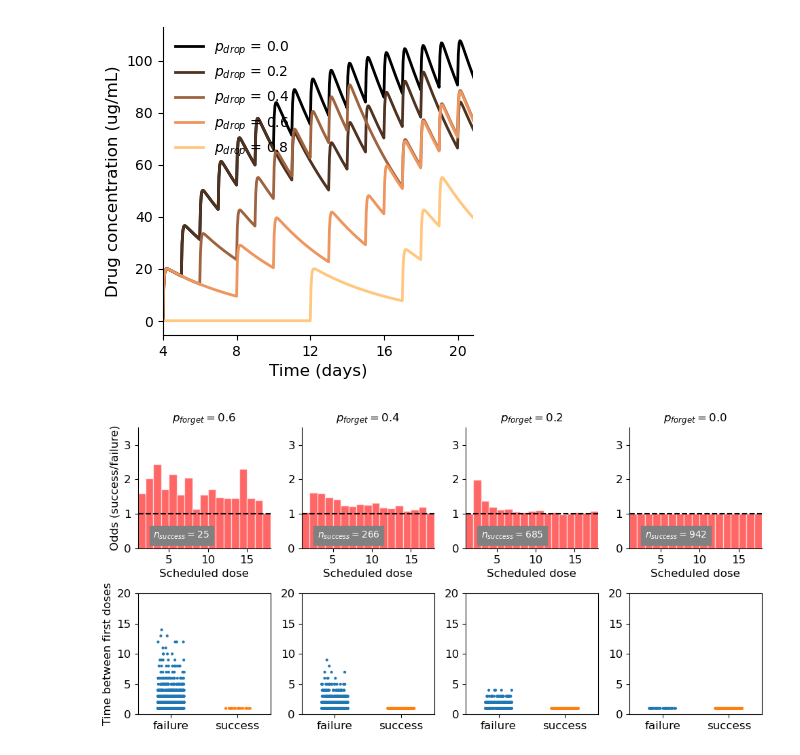
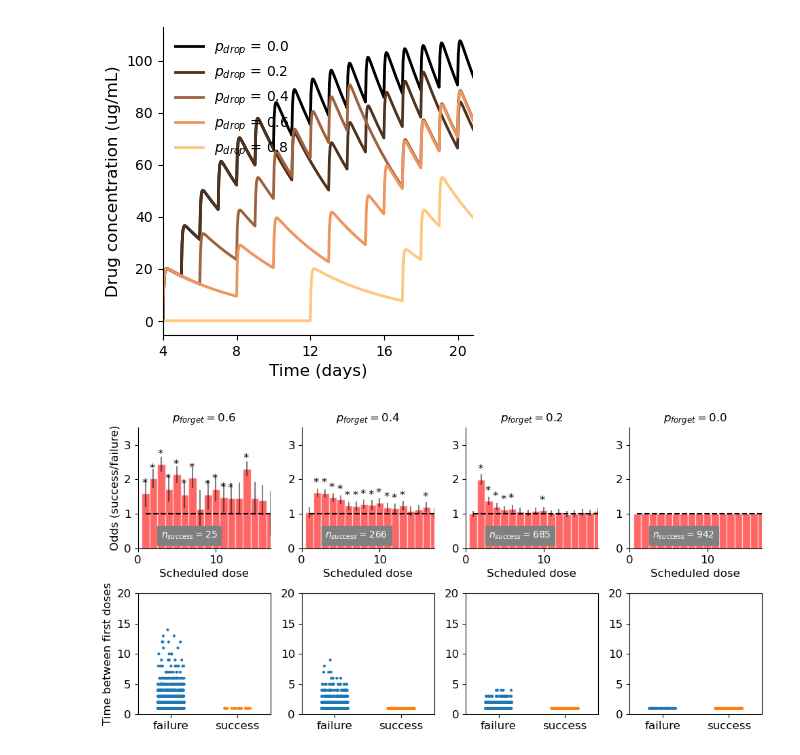
Before and after one commit to eshanking/seascapes_figures, a Jupyter notebook: figure_code/non_adherence_fig.ipynb, the cells around one changed output. Drawn from its saved outputs; the diff is of its cells as text; code cells hidden in the pictures.

```diff
--- a/figure_code/non_adherence_fig.ipynb
+++ b/figure_code/non_adherence_fig.ipynb
@@ -28,7 +28,7 @@ n_sims = exp_info.n_sims
 p_drop = exp_info.prob_drops
 
 # fig,ax = plt.subplots(nrows=1,ncols=3,figsize=(8,2.5))
-fig,ax = plt.subplots(figsize=(3,2.5))
+fig,ax = plt.subplots(figsize=(3,3))
 
 pop = exp_info.populations[0]
 
@@ -75,6 +75,6 @@ ax = plotter.x_ticks_to_days(pop,ax)
 
 ax.set_xlim([xmin,xmax])
 
-ax.legend(frameon=False,fontsize=10,loc=(1.05,0),title='$k_{abs}$')
+ax.legend(frameon=False,fontsize=10,loc=(1.05,0),title='$p_{forget}$')
 # %% [output]
 <matplotlib.legend.Legend at 0x...>
@@ -81,0 +82,15 @@ ax.legend(frameon=False,fontsize=10,loc=(1.05,0),title='$k_{abs}$')
+# %%
+n_conditions = len(km_data.keys())
+fig,ax_list = plt.subplots(ncols=n_conditions,figsize=(10,2.2))
+
+for i,p_drop in enumerate(km_data.keys()):
+
+    ax = ax_list[i]
+    for sim_num in range(n_sims):
+        y = stats.get_population_timetrace(sim_num=sim_num,condition_num=i,exp=roc_exp)
+        ax.plot(y,color='black',alpha=0.1)
+    ax.set_yscale('log')
+    ax.set_xticks(np.arange(0,pop.n_timestep,24*10))
+    ax = plotter.x_ticks_to_days(pop,ax)
+
+fig.tight_layout()
@@ -186,7 +203,7 @@ def compute_doses(regimen,pop):
     return doses
 # %%
 def conf_interval(n1,x1,n2,x2):
-    """95% confidence interval for risk ratio
+    """99% confidence interval for risk ratio
 
     Args:
         n1 (int): number of trials in group 1
@@ -195,9 +212,9 @@ def conf_interval(n1,x1,n2,x2):
         x2 (int): number of successes in group 2
 
     Returns:
-        float: 95% confidence interval
+        float: 99% confidence interval
     """
-    return 1.96*np.sqrt((n1-x1)/(n1*x1) + (n2-x2)/(n2*x2))
+    return 2.576*np.sqrt((n1-x1)/(n1*x1) + (n2-x2)/(n2*x2))
 
 gap = int(pop.dose_schedule/pop.timestep_scale)
 if pop.dwell:
@@ -289,10 +306,16 @@ for exp in exp_folders_t:
     ratio = np.divide(extinct_hist,survived_hist)
 
     ax.bar(dose_num,ratio,width=1,color='red',alpha=0.6,edgecolor='w',
-        align='edge')
+        align='center')
+    # ax.scatter(dose_num,ratio)
     ax.plot(dose_num,np.ones(len(dose_num)),'--',color='black')
 
-    ax.errorbar(dose_num,ratio,yerr=conf_int*2,fmt='none',ecolor='k',capsize=3)
+    ax.errorbar(dose_num,ratio,yerr=conf_int,fmt='none',ecolor='k',
+                capsize=0,alpha=0.5)
+
+    for i in range(len(survived_hist)):
+        if (ratio[i] - conf_int[i]) > 1:
+            ax.annotate('*',xy=(dose_num[i]-0.5,ratio[i]+0.2),fontsize=12)
 
     ax.spines["right"].set_visible(False)
     ax.spines["top"].set_visible(False)
@@ -303,7 +326,7 @@ for exp in exp_folders_t:
     ax.tick_params(axis='x', labelsize=12)
     ax.tick_params(axis='y', labelsize=12)
 
-    ax.set_xlim(1,max_doses+1)
+    ax.set_xlim(0,max_doses)
     ax.set_ylim(0,3.5)
 
     ax.set_title('$p_{forget} = $' + str(p_drop_t))
@@ -325,31 +348,31 @@ for exp in exp_folders_t:
         doses = np.argwhere(e==1)
         if len(doses) > 1:
             time_between_ext.append((doses[1]-doses[0])[0])
 
     d = {'survived':time_between_surv,
             'extinct':time_between_ext}
 
     # df = pd.DataFrame(d)
 
     sns.stripplot(ax=ax,data=[time_between_surv,time_between_ext],size=3,
                     jitter=0.2)
 
     # ax.tight_layout()
     ax.set_xticklabels(['failure','success'])
 
     ax.set_yticks([0,5,10,15,20])
     ax.set_ylim(0,20)
 
     ax.tick_params(axis='x', labelsize=12)
     ax.tick_params(axis='y', labelsize=12)
 
     # ax.set_ylabel('Time between first doses',fontsize=12)
 
     num+=1
 
 ax_list[0,0].set_ylabel('Odds (success/failure)',fontsize=12)
 ax_list[1,0].set_ylabel('Time between first doses',fontsize=12)
 # fig2.tight_layout()
 fig.tight_layout()
 # %% [output]
-[figure, old version]
+[figure, new version]
```
Also changed, not shown: parts of 2 cells of this notebook.
